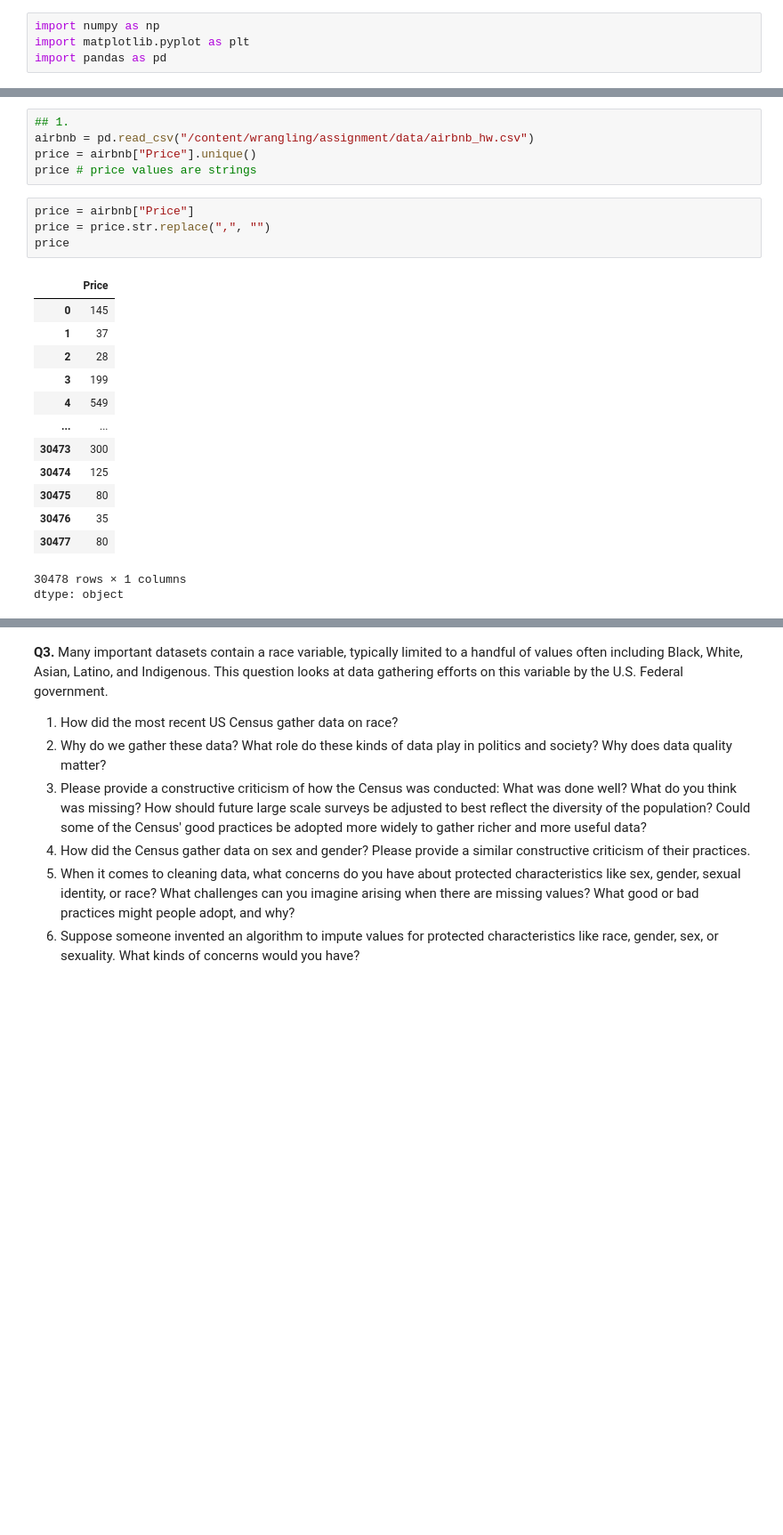
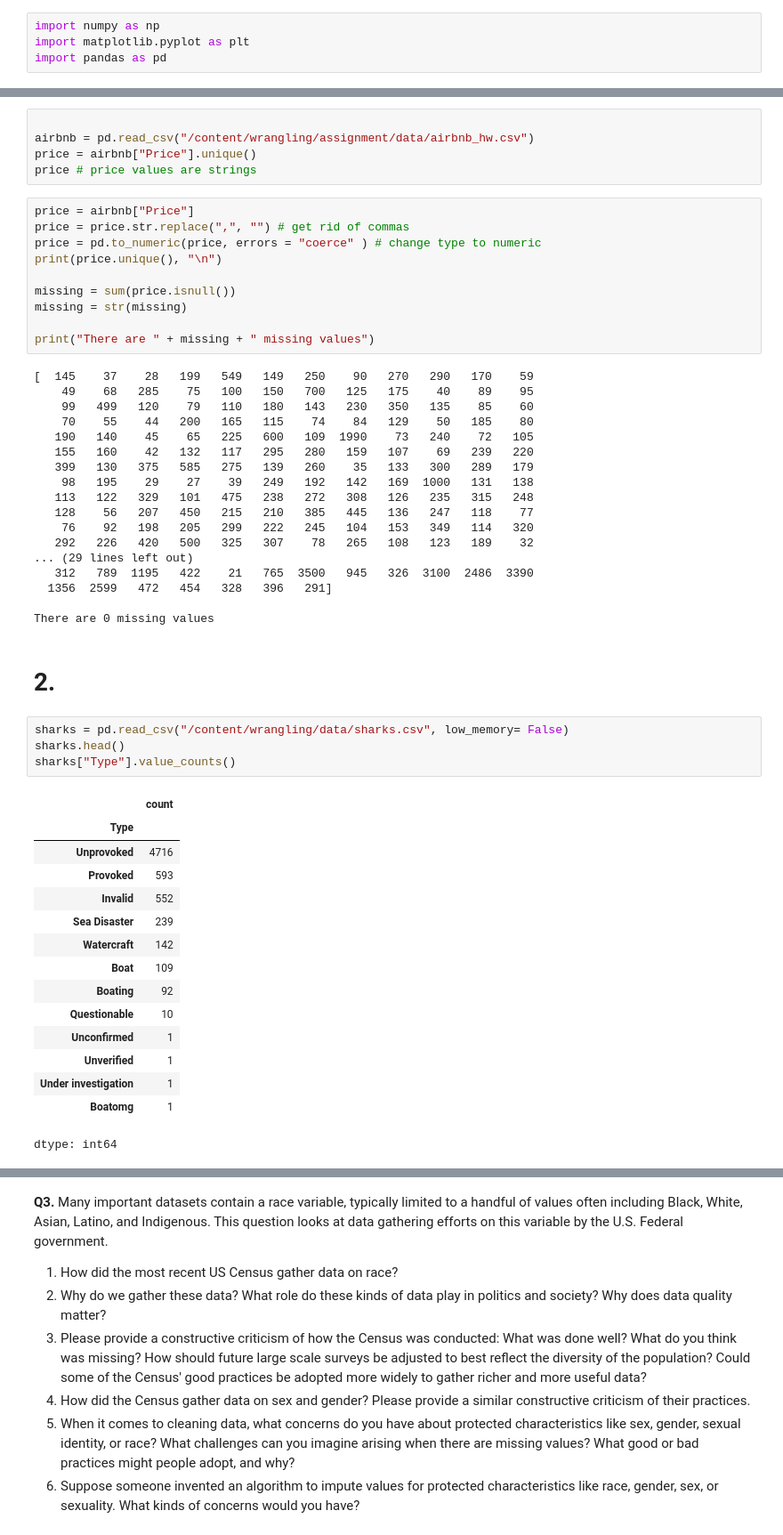
Before and after one commit to l-e13/wrangling, a Jupyter notebook: assignment/assignment.ipynb, the cells around one changed output, grey strips where cells are left out. Shown at 89% size. Drawn from its saved outputs; the diff is of its cells as text; blank space fills up the shorter version.

```diff
--- a/assignment/assignment.ipynb
+++ b/assignment/assignment.ipynb
@@ -30,24 +32,55 @@ import pandas as pd
 # %%
-## 1.
+
 airbnb = pd.read_csv("/content/wrangling/assignment/data/airbnb_hw.csv")
 price = airbnb["Price"].unique()
 price # price values are strings
 # %%
 price = airbnb["Price"]
-price = price.str.replace(",", "")
-price
+price = price.str.replace(",", "") # get rid of commas
+price = pd.to_numeric(price, errors = "coerce" ) # change type to numeric
+print(price.unique(), "\n")
+
+missing = sum(price.isnull())
+missing = str(missing)
+
+print("There are " + missing + " missing values")
 # %% [output]
-|  | Price |
-| 0 | 145 |
-| 1 | 37 |
-| 2 | 28 |
-| 3 | 199 |
-| 4 | 549 |
-| ... | ... |
-| 30473 | 300 |
-| 30474 | 125 |
-| 30475 | 80 |
-| 30476 | 35 |
-| 30477 | 80 |
-30478 rows × 1 columns
-dtype: object
+[  145    37    28   199   549   149   250    90   270   290   170    59
+    49    68   285    75   100   150   700   125   175    40    89    95
+    99   499   120    79   110   180   143   230   350   135    85    60
+    70    55    44   200   165   115    74    84   129    50   185    80
+   190   140    45    65   225   600   109  1990    73   240    72   105
+   155   160    42   132   117   295   280   159   107    69   239   220
+   399   130   375   585   275   139   260    35   133   300   289   179
+    98   195    29    27    39   249   192   142   169  1000   131   138
+   113   122   329   101   475   238   272   308   126   235   315   248
+   128    56   207   450   215   210   385   445   136   247   118    77
+    76    92   198   205   299   222   245   104   153   349   114   320
+   292   226   420   500   325   307    78   265   108   123   189    32
+... (29 lines left out)
+   312   789  1195   422    21   765  3500   945   326  3100  2486  3390
+  1356  2599   472   454   328   396   291]
+
+There are 0 missing values
+# %% [markdown]
+# 2.
+# %%
+sharks = pd.read_csv("/content/wrangling/data/sharks.csv", low_memory= False)
+sharks.head()
+sharks["Type"].value_counts()
+# %% [output]
+|  | count |
+| Type |  |
+| Unprovoked | 4716 |
+| Provoked | 593 |
+| Invalid | 552 |
+| Sea Disaster | 239 |
+| Watercraft | 142 |
+| Boat | 109 |
+| Boating | 92 |
+| Questionable | 10 |
+| Unconfirmed | 1 |
+| Unverified | 1 |
+| Under investigation | 1 |
+| Boatomg | 1 |
+dtype: int64
```
Also changed, not shown: parts of 4 cells of this notebook.
